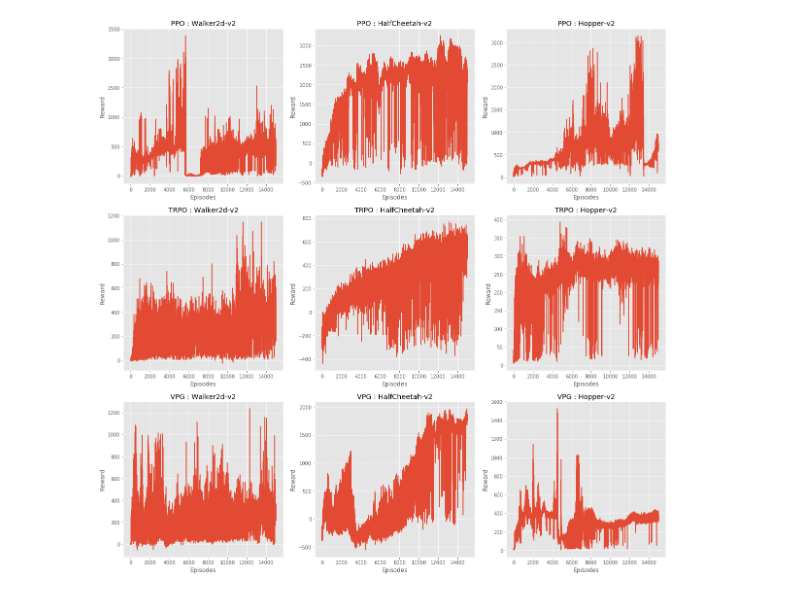
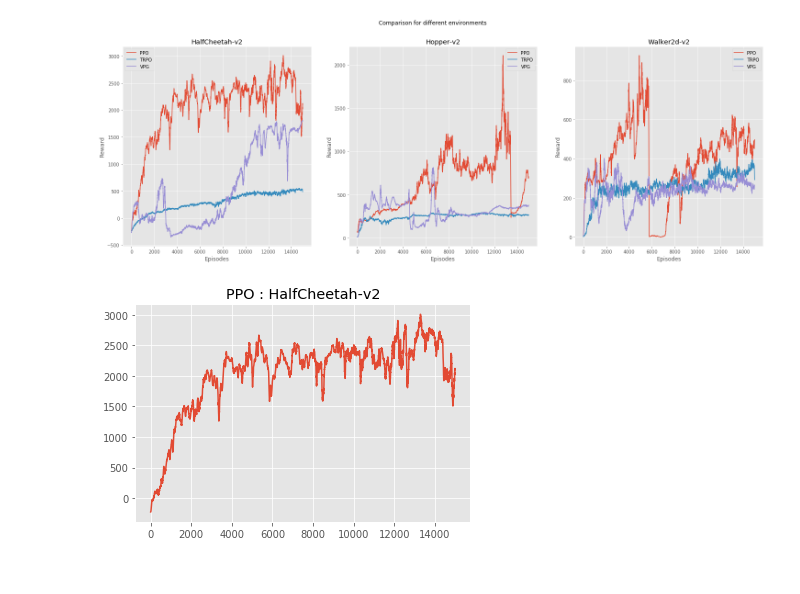
Before and after one commit to trane293/animation_course_project, a Jupyter notebook: notebooks/VisualizeResults.ipynb, the cells around one changed output. Saved outputs shown, nothing was run; the diff lists cells and outputs as text; code cells hidden in the pictures.

Commit message:
finalized visualizations and code for that. Now video remaining

```diff
--- a/notebooks/VisualizeResults.ipynb
+++ b/notebooks/VisualizeResults.ipynb
@@ -53,4 +85,17 @@ def compareAll():
 # %%
-compareAll()
+compareAll(mode=None)
 # %% [output]
-[figure, old version]
+[figure, new version]
+# %%
+data_PPO = json.load(open(filepath))
+x = list(range(0, 15000))
+
+y = data_PPO['episode_rewards']
+ys = apply_function_sliding_window(y, 50, np.mean)
+
+plt.plot(ys)
+agent_name = filepath.split('/')[2]
+plt.title('{} : {}'.format(agent_name, exp_names[exp]))
+plt.show()
+# %% [output]
+[figure, added]
```
Also changed, not shown: parts of 4 cells of this notebook, 3 other files.
